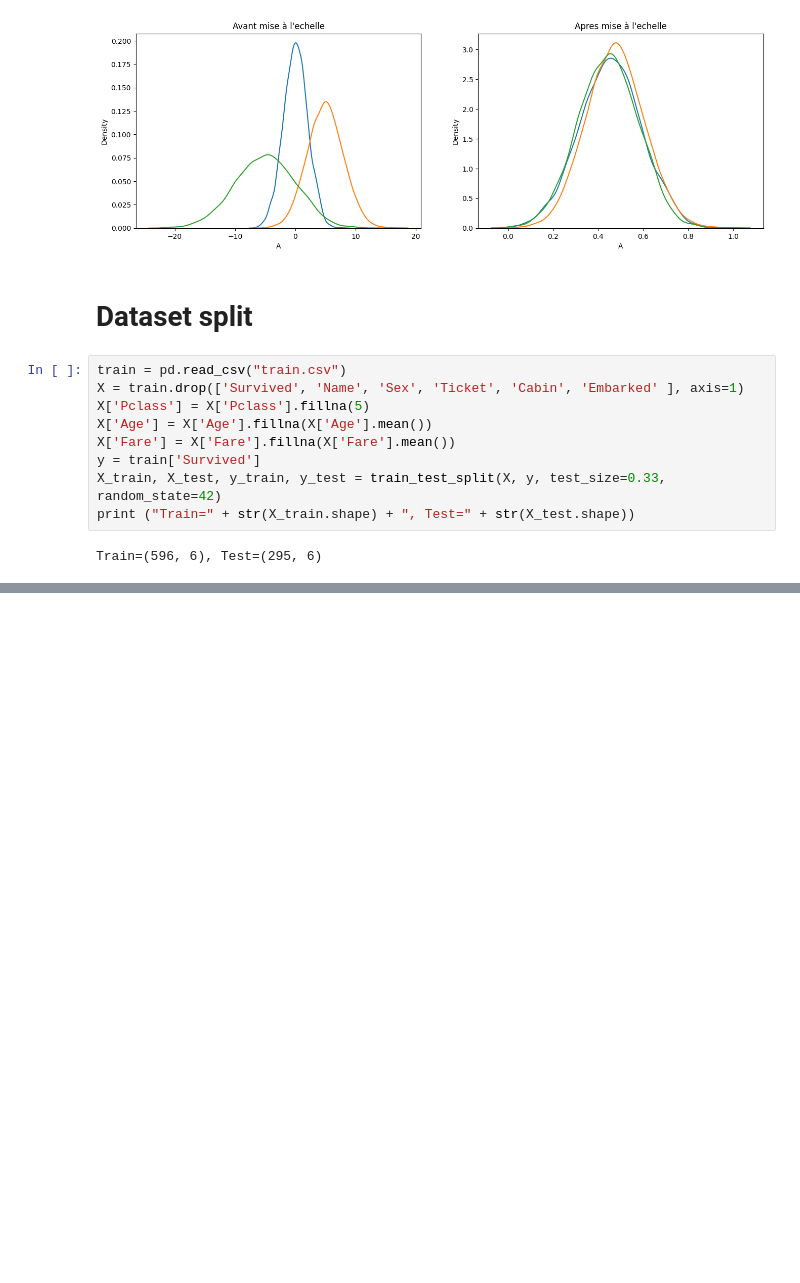
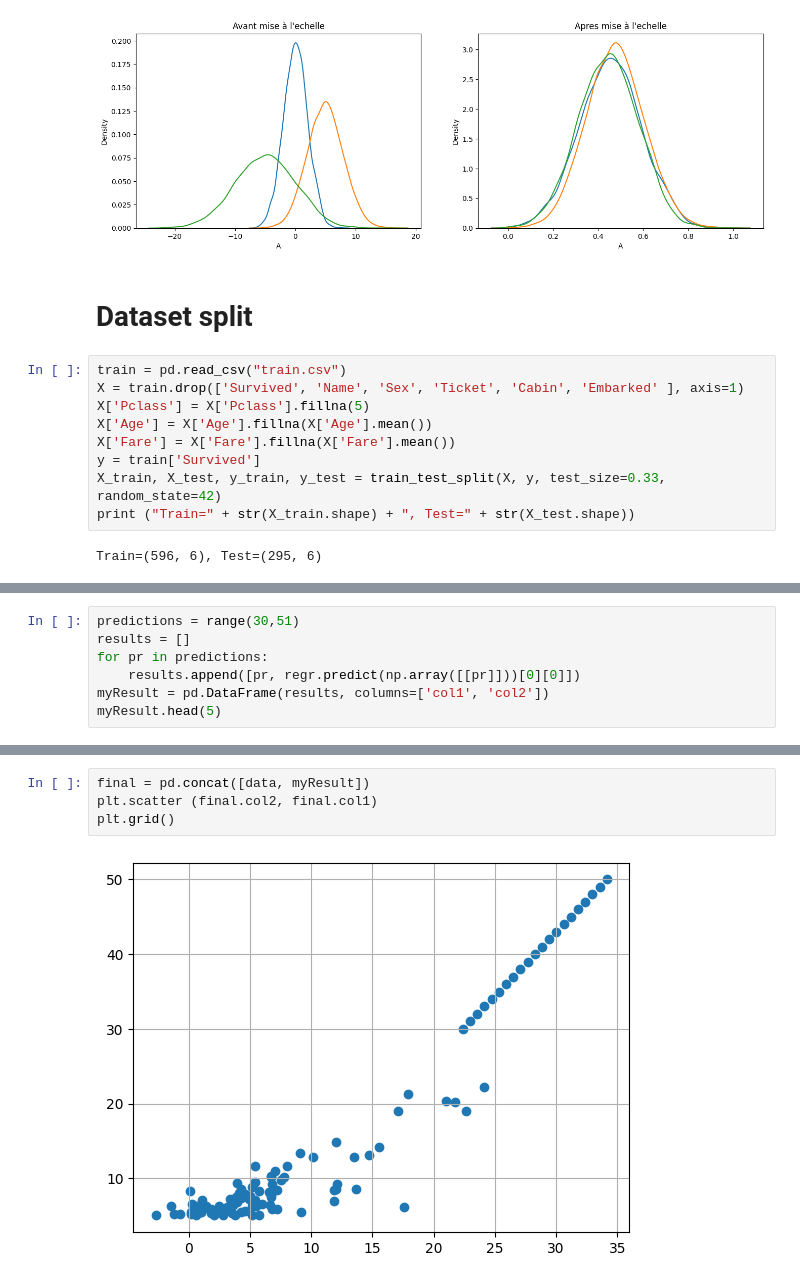
Before and after one commit to datacorner/ladata, a Jupyter notebook: La data - Chap 7 - La donnée sous toutes ses facettes.ipynb, the cells around one changed output, grey strips where cells are left out. Saved outputs shown, nothing was run; the diff lists cells and outputs as text; blank space fills up the shorter version.

```diff
--- a/La data - Chap 7 - La donnée sous toutes ses facettes.ipynb
+++ b/La data - Chap 7 - La donnée sous toutes ses facettes.ipynb
@@ -106,0 +139,7 @@ Train=(596, 6), Test=(295, 6)
+# %%
+predictions = range(30,51)
+results = []
+for pr in predictions:
+    results.append([pr, regr.predict(np.array([[pr]]))[0][0]])
+myResult = pd.DataFrame(results, columns=['col1', 'col2'])
+myResult.head(5)
@@ -106,0 +153,6 @@ Train=(596, 6), Test=(295, 6)
+# %%
+final = pd.concat([data, myResult])
+plt.scatter (final.col2, final.col1)
+plt.grid()
+# %% [output]
+[figure, added]
```
Also changed, not shown: parts of 10 cells of this notebook.
